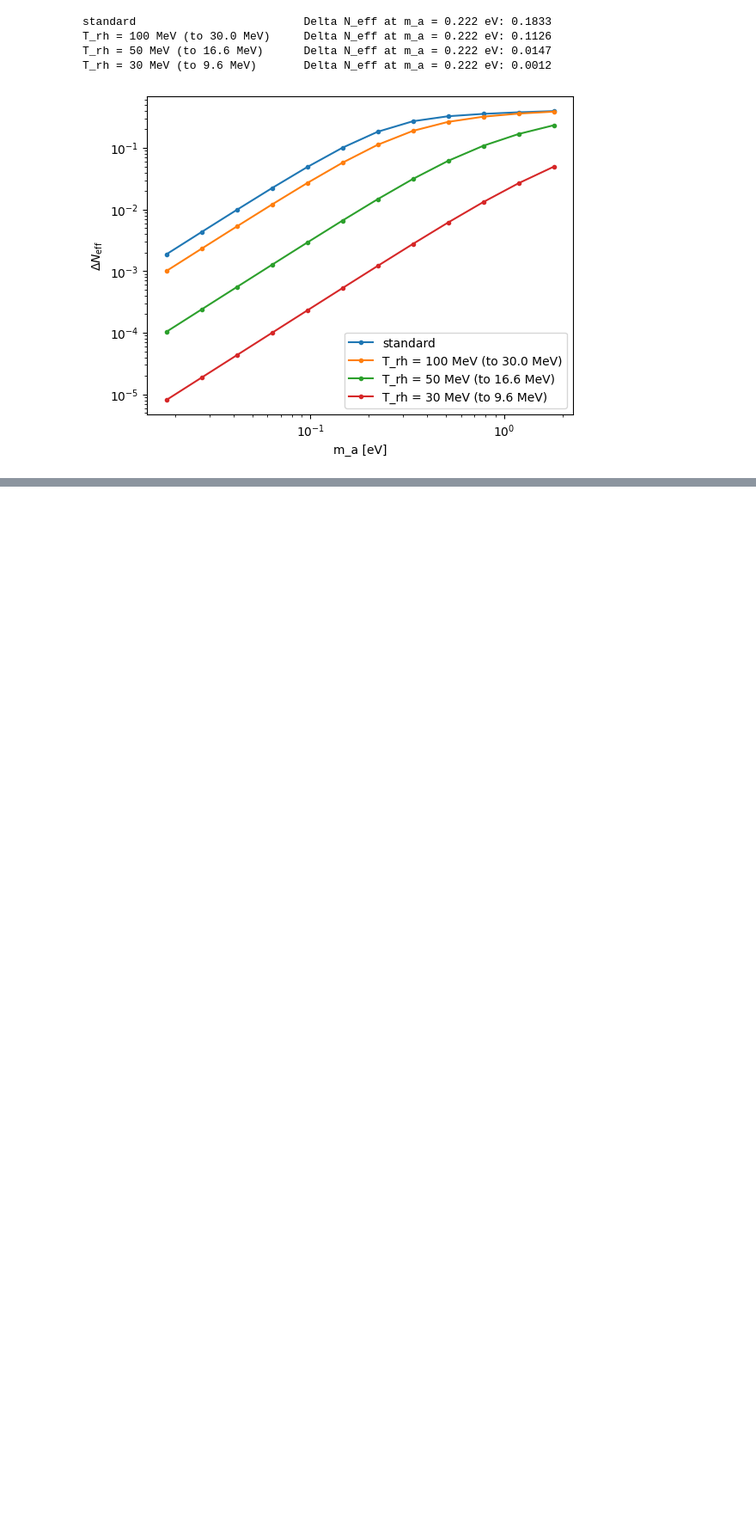
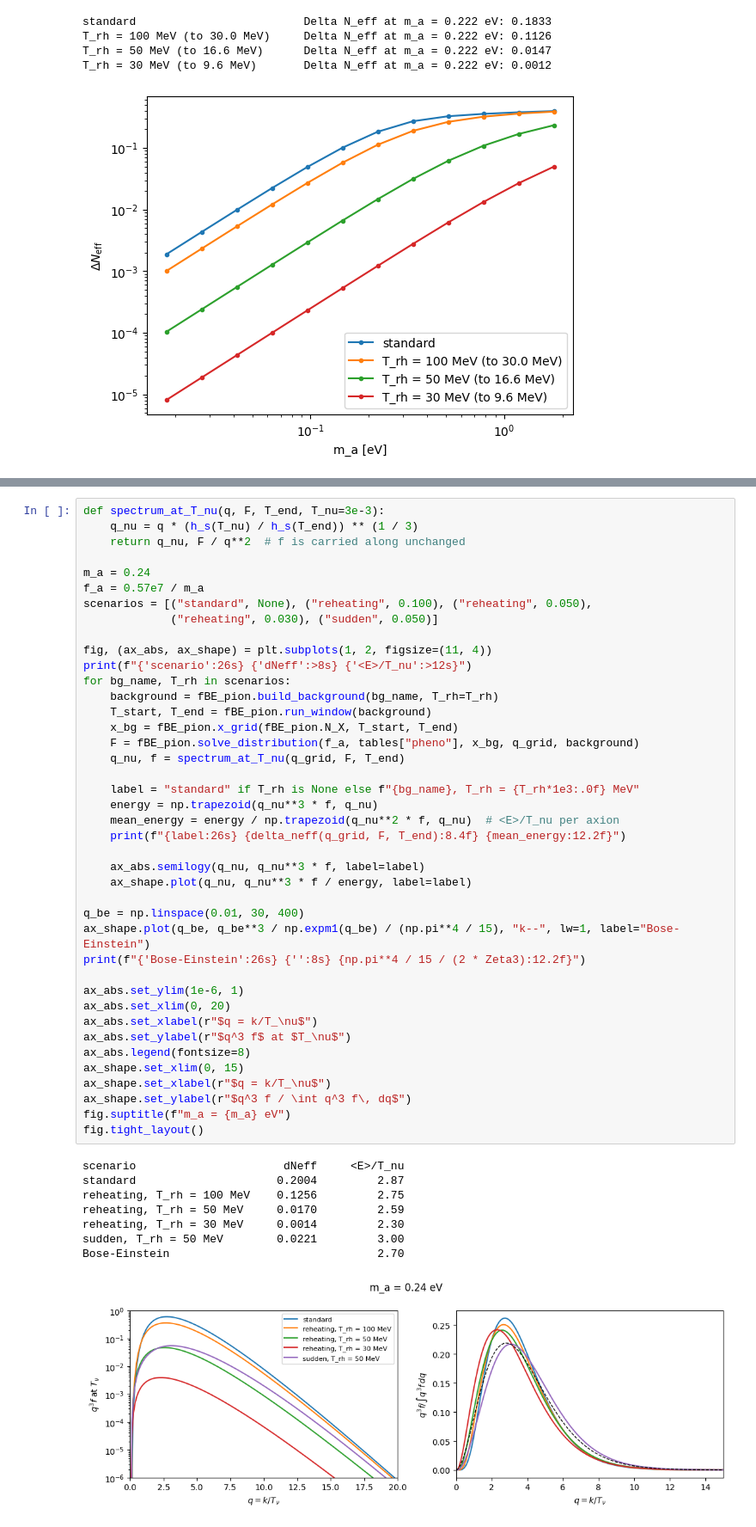
Before and after one commit to adam-gomulka/PyBolt, a Jupyter notebook: Pion_axion_production.ipynb, the cells around one changed output, grey strips where cells are left out. Shown at 86% size. Drawn from its saved outputs; the diff is of its cells as text; blank space fills up the shorter version.

```diff
--- a/Pion_axion_production.ipynb
+++ b/Pion_axion_production.ipynb
@@ -195,3 +206,53 @@ T_rh = 30 MeV (to 9.6 MeV)       Delta N_eff at m_a = 0.222 eV: 0.0012
+# %%
+def spectrum_at_T_nu(q, F, T_end, T_nu=3e-3):
+    q_nu = q * (h_s(T_nu) / h_s(T_end)) ** (1 / 3)
+    return q_nu, F / q**2  # f is carried along unchanged
+
+m_a = 0.24
+f_a = 0.57e7 / m_a
+scenarios = [("standard", None), ("reheating", 0.100), ("reheating", 0.050),
+             ("reheating", 0.030), ("sudden", 0.050)]
+
+fig, (ax_abs, ax_shape) = plt.subplots(1, 2, figsize=(11, 4))
+print(f"{'scenario':26s} {'dNeff':>8s} {'<E>/T_nu':>12s}")
+for bg_name, T_rh in scenarios:
+    background = fBE_pion.build_background(bg_name, T_rh=T_rh)
+    T_start, T_end = fBE_pion.run_window(background)
+    x_bg = fBE_pion.x_grid(fBE_pion.N_X, T_start, T_end)
+    F = fBE_pion.solve_distribution(f_a, tables["pheno"], x_bg, q_grid, background)
+    q_nu, f = spectrum_at_T_nu(q_grid, F, T_end)
+
+    label = "standard" if T_rh is None else f"{bg_name}, T_rh = {T_rh*1e3:.0f} MeV"
+    energy = np.trapezoid(q_nu**3 * f, q_nu)
+    mean_energy = energy / np.trapezoid(q_nu**2 * f, q_nu)  # <E>/T_nu per axion
+    print(f"{label:26s} {delta_neff(q_grid, F, T_end):8.4f} {mean_energy:12.2f}")
+
+    ax_abs.semilogy(q_nu, q_nu**3 * f, label=label)
+    ax_shape.plot(q_nu, q_nu**3 * f / energy, label=label)
+
+q_be = np.linspace(0.01, 30, 400)
+ax_shape.plot(q_be, q_be**3 / np.expm1(q_be) / (np.pi**4 / 15), "k--", lw=1, label="Bose-Einstein")
+print(f"{'Bose-Einstein':26s} {'':8s} {np.pi**4 / 15 / (2 * Zeta3):12.2f}")
+
+ax_abs.set_ylim(1e-6, 1)
+ax_abs.set_xlim(0, 20)
+ax_abs.set_xlabel(r"$q = k/T_\nu$")
+ax_abs.set_ylabel(r"$q^3 f$ at $T_\nu$")
+ax_abs.legend(fontsize=8)
+ax_shape.set_xlim(0, 15)
+ax_shape.set_xlabel(r"$q = k/T_\nu$")
+ax_shape.set_ylabel(r"$q^3 f / \int q^3 f\, dq$")
+fig.suptitle(f"m_a = {m_a} eV")
+fig.tight_layout()
+# %% [output]
+scenario                      dNeff     <E>/T_nu
+standard                     0.2004         2.87
+reheating, T_rh = 100 MeV    0.1256         2.75
+reheating, T_rh = 50 MeV     0.0170         2.59
+reheating, T_rh = 30 MeV     0.0014         2.30
+sudden, T_rh = 50 MeV        0.0221         3.00
+Bose-Einstein                               2.70
+[figure, added]
 # %% [markdown]
 ## 7. Command line
 
```
Also changed, not shown: parts of 1 cell of this notebook.
